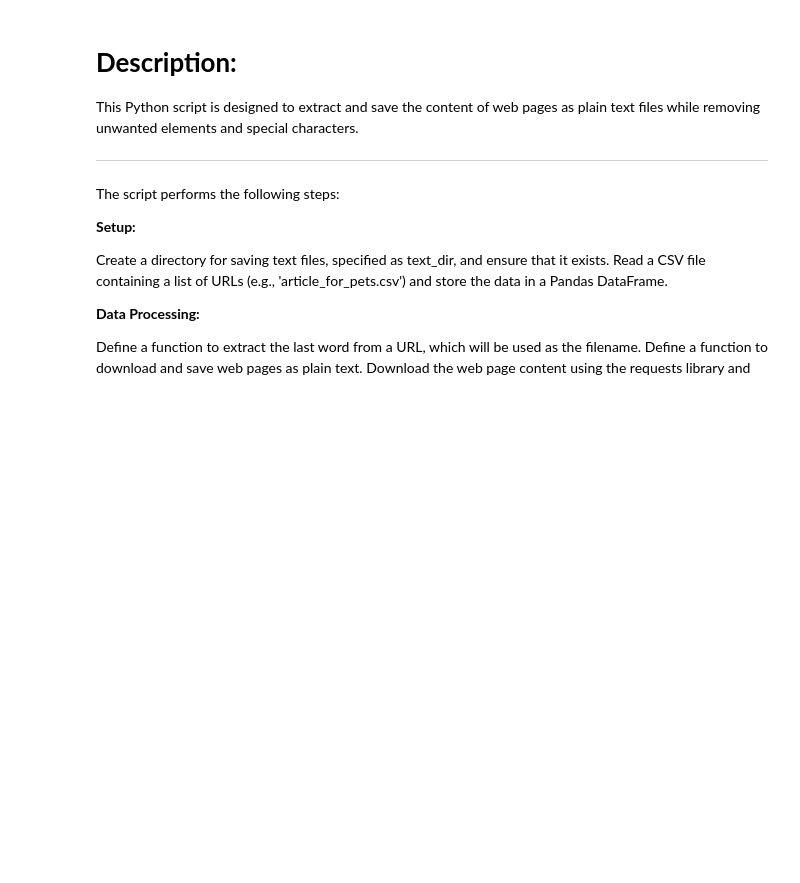
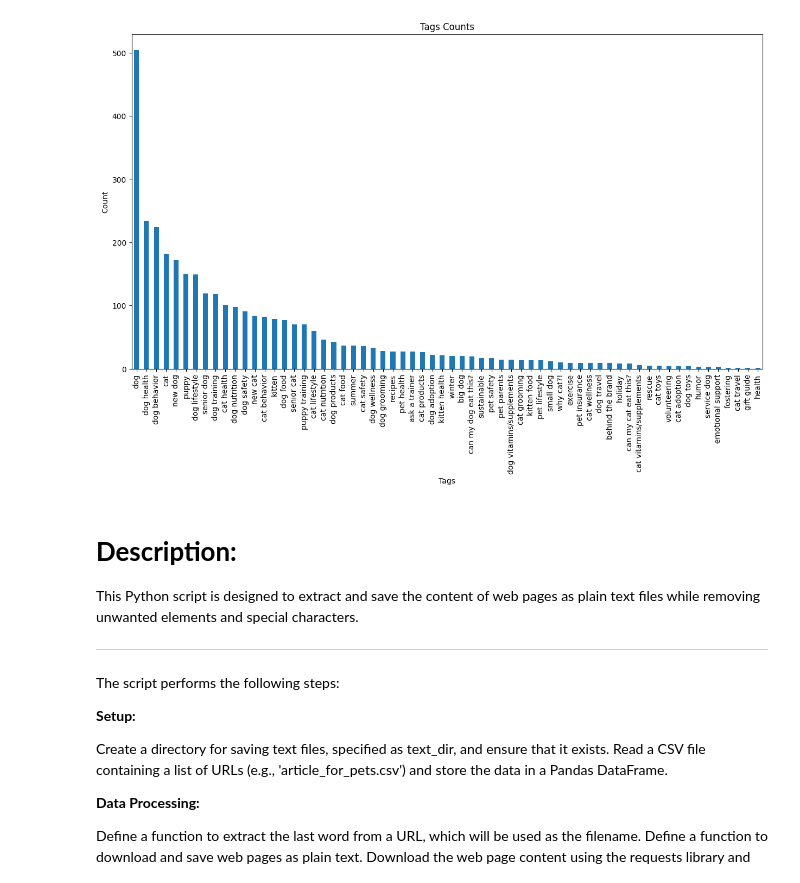
Before and after one commit to SrijitaThakur/downloadpdf, a Jupyter notebook: downloadpdf_and_graph.ipynb, the cells around one changed output. Drawn from its saved outputs; the diff is of its cells as text; code cells hidden in the pictures; blank space fills up the shorter version.

```diff
--- a/downloadpdf_and_graph.ipynb
+++ b/downloadpdf_and_graph.ipynb
@@ -106,0 +291,2 @@ plt.show()
+# %%
+merged_df['Tags'] = merged_df['Tags'].str.replace('why, cat?!', 'why cat?!', regex=False)
@@ -106,0 +307,30 @@ plt.show()
+# %%
+def plot_tags(result_df):
+    """
+    Create and display a bar chart showing the counts of each secondary topic in the DataFrame.
+
+    Args:
+        result_df (pd.DataFrame): The DataFrame containing the data.
+        specific_value (str): The specific value to preserve without splitting.
+
+    Returns:
+        None
+    """
+
+    # Split the comma-separated values in the 'Tags' column
+    tags_split = result_df['Tags'].str.split(', ').explode().str.strip()
+
+    # Count the occurrences of each secondary topic
+    tag_counts = tags_split.value_counts()
+
+    plt.figure(figsize=(15, 8))
+    tag_counts.plot(kind='bar')
+    plt.title('Tags Counts')
+    plt.xlabel('Tags')
+    plt.ylabel('Count')
+    plt.show()
+
+# Call the function to plot the secondary topic counts, preserving "why, cat?!"
+plot_tags(merged_df)
+# %% [output]
+[figure, added]
```
Also changed, not shown: parts of 33 cells of this notebook.
